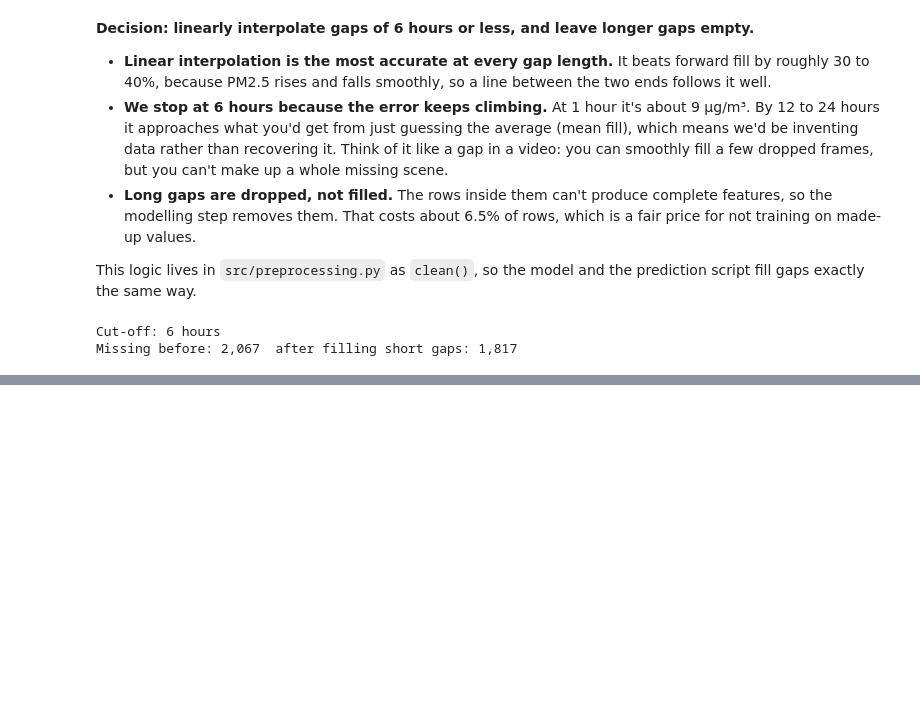
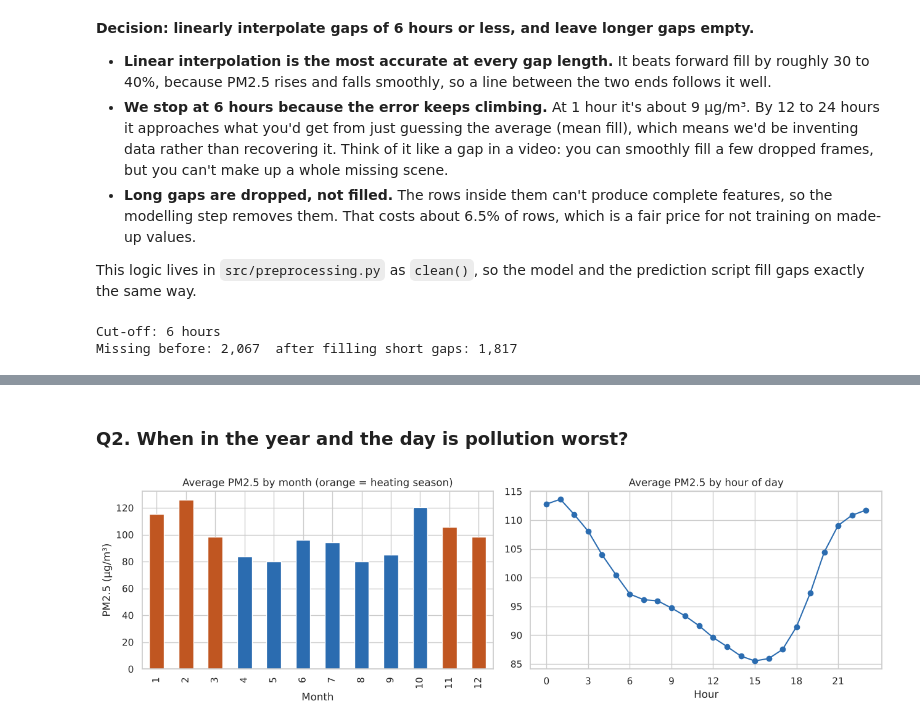
Before and after one commit to teniolaiji/beijing-pm25-forecasting-pipeline, a Jupyter notebook: notebooks/01_eda.ipynb, the cells around one changed output, grey strips where cells are left out. Drawn from its saved outputs; the diff is of its cells as text; code cells hidden in the pictures; blank space fills up the shorter version.

```diff
--- a/notebooks/01_eda.ipynb
+++ b/notebooks/01_eda.ipynb
@@ -238,0 +276,18 @@ Missing before: 2,067  after filling short gaps: 1,817
+# %% [markdown]
+### Q2. When in the year and the day is pollution worst?
+# %%
+fig, axes = plt.subplots(1, 2, figsize=(13, 4))
+by_month = df.pm25.groupby(df.index.month).mean()
+by_month.plot.bar(ax=axes[0], color=["#c05621" if m in (11, 12, 1, 2, 3) else "#2b6cb0" for m in by_month.index])
+axes[0].set_title("Average PM2.5 by month (orange = heating season)")
+axes[0].set_xlabel("Month")
+axes[0].set_ylabel("PM2.5 (µg/m³)")
+
+by_hour = df.pm25.groupby(df.index.hour).mean()
+by_hour.plot(ax=axes[1], marker="o", color="#2b6cb0")
+axes[1].set_title("Average PM2.5 by hour of day")
+axes[1].set_xlabel("Hour")
+axes[1].set_xticks(range(0, 24, 3))
+save("q2_seasonality")
+# %% [output]
+[figure, added]
```
Also changed, not shown: parts of 8 cells of this notebook, 3 other files.
